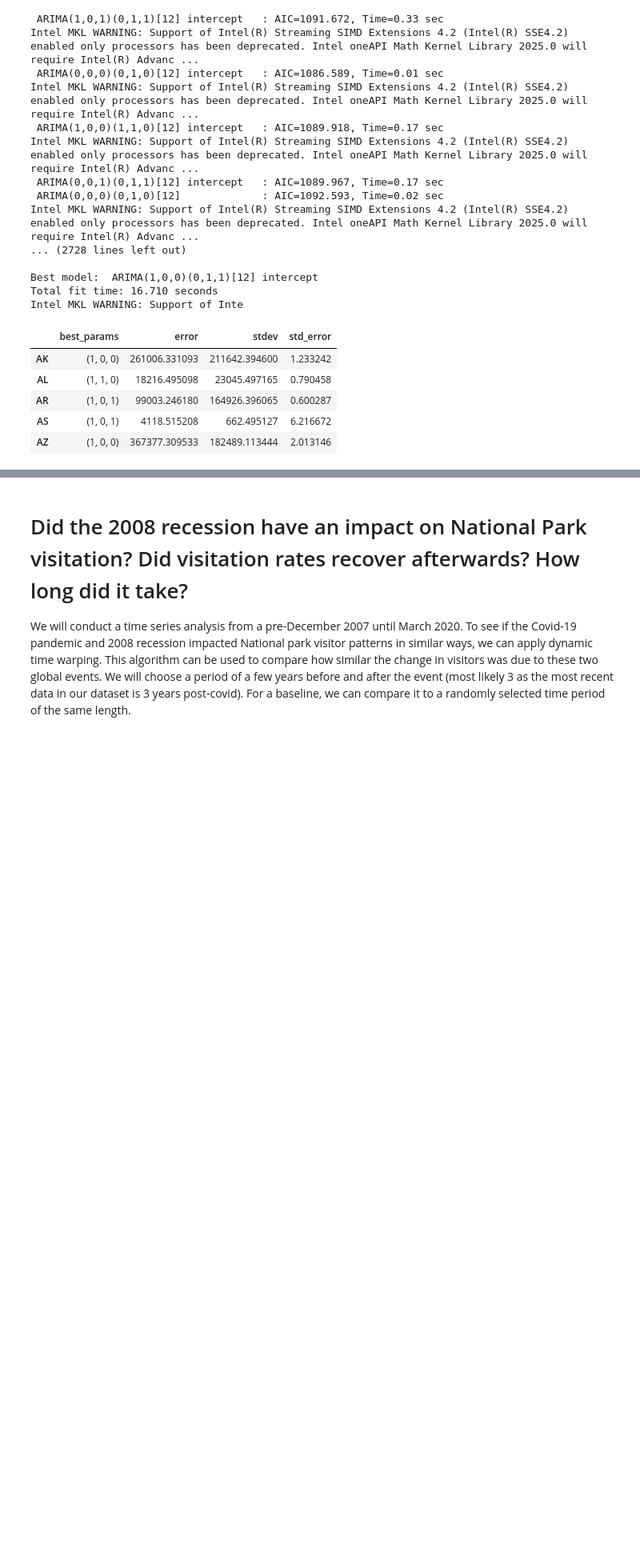
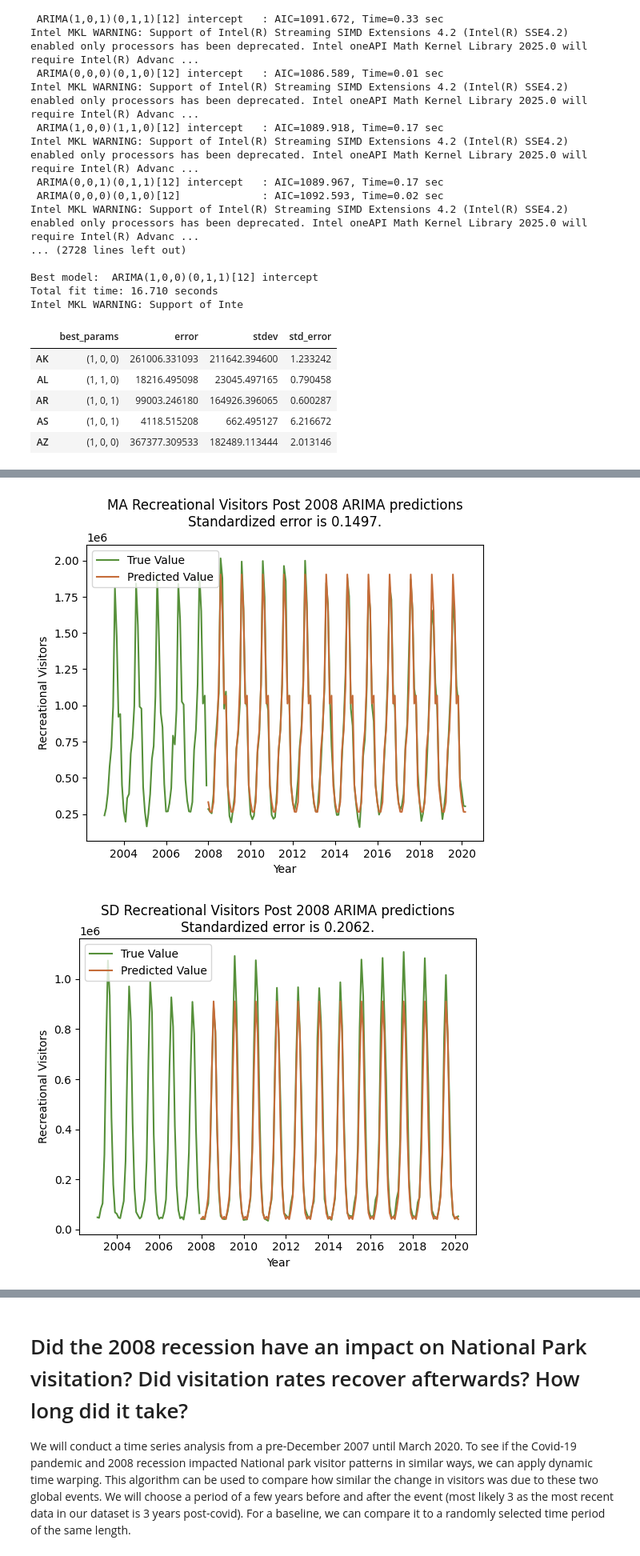
Before and after one commit to scmcqueen/NationalParksDataMining, a Jupyter notebook: covid_2008.ipynb, the cells around one changed output, grey strips where cells are left out. Shown at 80% size. Cells and saved outputs as stored; diff of their text form; code cells hidden in the pictures; blank space fills up the shorter version.

Commit message:
plotting ARIMAs

```diff
--- a/covid_2008.ipynb
+++ b/covid_2008.ipynb
@@ -18,6 +18,11 @@ from statsmodels.tsa.statespace.sarimax import SARIMAX
 # suppress all warnings
 import warnings
 warnings.filterwarnings("ignore")
+# %%
+# set palette
+
+palette = ['#56903A','#C56C39','#BAE5F9','#6F4930','#213A1B']
+sns.set_palette(palette)
 # %%
 # read in the visitation data
 visit_data = pd.read_csv('timeseries_data.csv',index_col='Unnamed: 0')
@@ -323,0 +348,41 @@ arima_2020_error_df
+# %%
+# maybe go back later and add a larger range for the models to run
+error_dict_2008 = {}
+
+for st in arima_models_2008.keys():
+    # get best params
+    best_params = arima_models_2008[st]['model'].get_params().get("order")
+    # get error
+    error = arima_models_2008[st]['error']
+    # get stdev
+    stdev = arima_models_2008[st]['stdev']
+    # get standardized error
+    std_error = error/stdev
+    # update dict
+    error_dict_2008[st] = [best_params,error,stdev,std_error]
+
+arima_2008_error_df =pd.DataFrame.from_dict(error_dict_2008,orient='index')
+arima_2008_error_df.columns = ['best_params','error','stdev','std_error']
+# %%
+# ARIMA Models with the best fit for 2008
+# sort the errors
+best_fit_2008 = arima_2008_error_df.sort_values(by='std_error').head(5)
+
+# get the date range
+df = og_data
+test = df[(df['date']<'2020-03-01') & (df['date']>'2007-12-01')]['date']
+train = df[(df['date']<'2007-12-01')]['date']
+
+# create plots
+for x in best_fit_2008.index:
+    arima_models_2008
+    sns.lineplot(y=arima_models_2008[x]['train'],x=train,label='True Value',color='#56903A')
+    sns.lineplot(y=arima_models_2008[x]['test'],x=test,color='#56903A')
+    sns.lineplot(y=arima_models_2008[x]['predictions'],x=test,label='Predicted Value',color='#C56C39')
+    plt.ylabel('Recreational Visitors')
+    plt.xlabel('Year')
+    plt.title(f'{x} Recreational Visitors Post 2008 ARIMA predictions\nStandardized error is {round(best_fit_2008.loc[x].std_error,4)}.')
+    plt.show()
+# %% [output]
+[figure, added]
+[figure, added]
```
Also changed, not shown: parts of 8 cells of this notebook.
